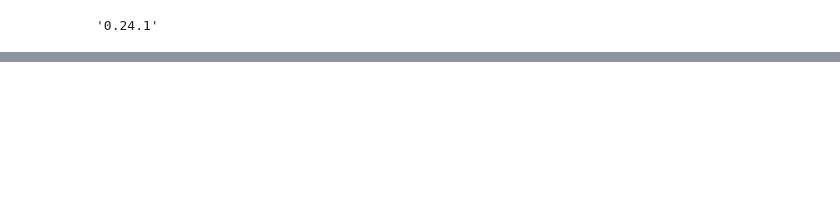
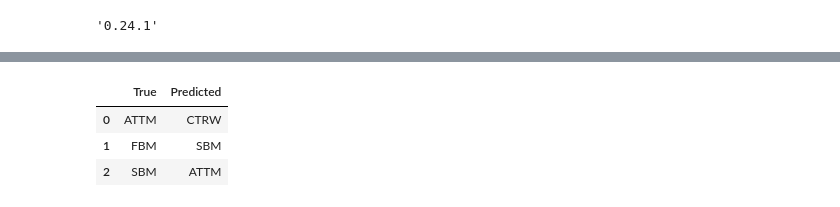
Before and after one commit to lukaszlaszczuk/ANDI-challenge, a Jupyter notebook: _11_IML_2D.ipynb, the cells around one changed output, grey strips where cells are left out. Cells and saved outputs as stored; diff of their text form; code cells hidden in the pictures; blank space fills up the shorter version.

```diff
--- a/_11_IML_2D.ipynb
+++ b/_11_IML_2D.ipynb
@@ -46,0 +109,8 @@ KeyError: 10
+# %%
+# Most common errors
+pd.DataFrame(zip(COMMON_ERRORS.keys(), COMMON_ERRORS.values()), columns=['True', 'Predicted'])
+# %% [output]
+|  | True | Predicted |
+| 0 | ATTM | CTRW |
+| 1 | FBM | SBM |
+| 2 | SBM | ATTM |
```
Also changed, not shown: parts of 56 cells of this notebook, 37 other files.
